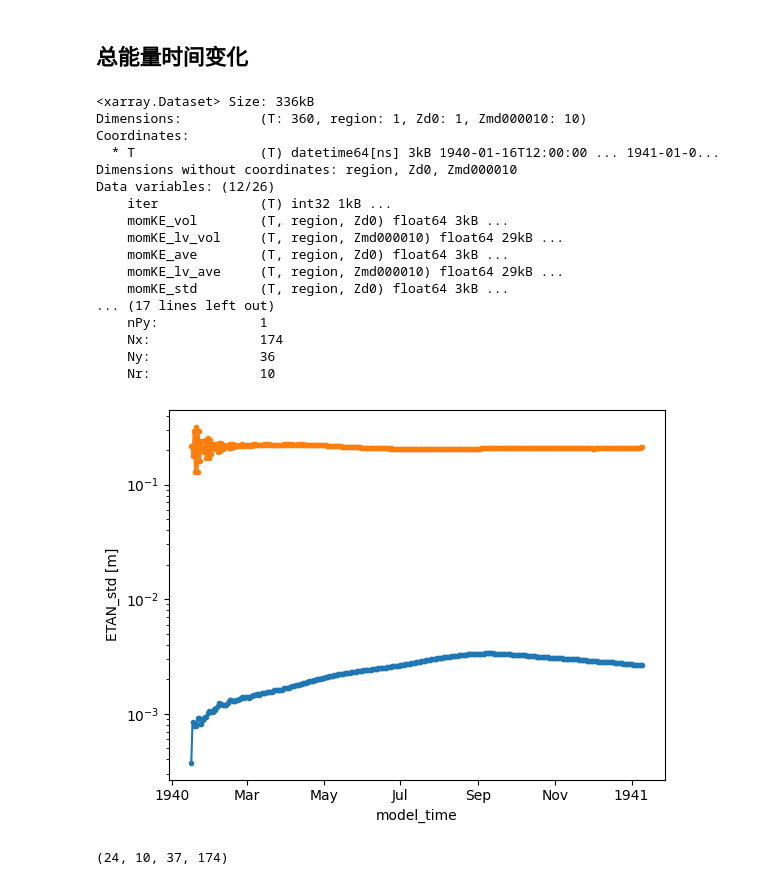
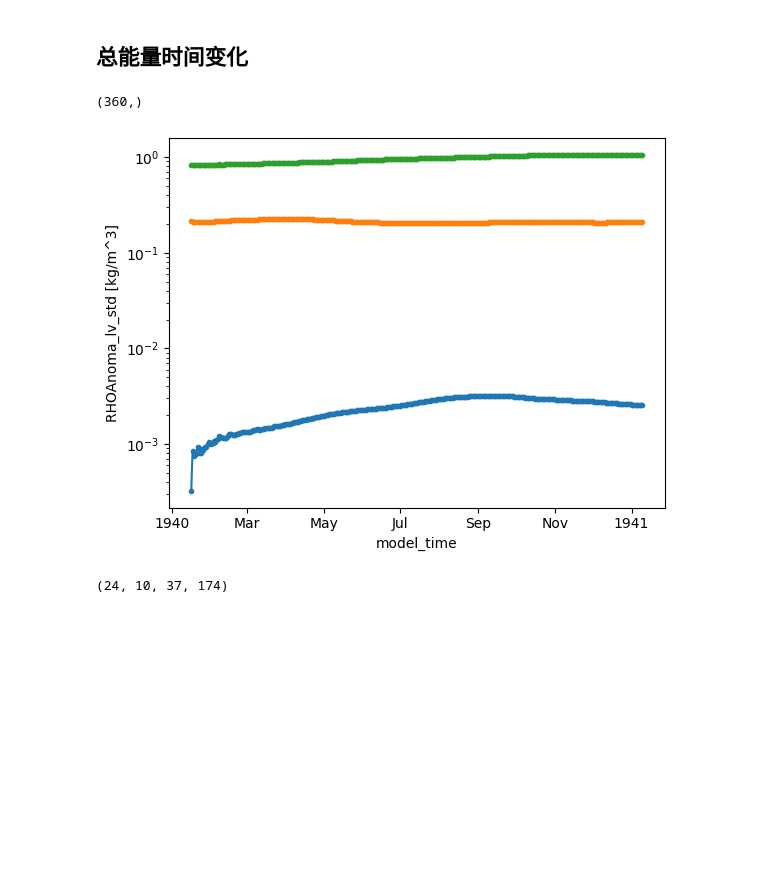
Before and after one commit to FattyZH/eqp-dlfv-mitgcm-era5, a Jupyter notebook: script/analysis.ipynb, the cells around one changed output. Saved outputs shown, nothing was run; the diff lists cells and outputs as text; code cells hidden in the pictures; blank space fills up the shorter version.

```diff
--- a/script/analysis.ipynb
+++ b/script/analysis.ipynb
@@ -3,37 +3,21 @@
 # %%
 import MITgcmutils as mutils
 import numpy as np
 import xarray as xr
 import matplotlib.pyplot as plt
 # ed = 1632
 ts = slice(None, None)
 
-with xr.open_dataset('../run/mnc_exp_0004/stat.0000000000.t001.nc') as a:
-    display(a)
+with xr.open_dataset('../run/mnc_exp_0005/stat.0000000000.t001.nc') as a:
+    print(a['T'].shape)
+    # display(a)
     a['momKE_ave'].loc[ts].plot(marker='.')
     a['ETAN_std'].loc[ts].plot(marker='.')
-    # a['ETAN_ave'].loc[ts].plot(marker='.')
-    # a['RHOAnoma_std'][:].plot()
+    a['RHOAnoma_lv_std'][:,0,0].loc[ts].plot(marker='.')
     plt.gca().set_yscale('log')
 # %% [output]
-<xarray.Dataset> Size: 336kB
-Dimensions:          (T: 360, region: 1, Zd0: 1, Zmd000010: 10)
-Coordinates:
-  * T                (T) datetime64[ns] 3kB 1940-01-16T12:00:00 ... 1941-01-0...
-Dimensions without coordinates: region, Zd0, Zmd000010
-Data variables: (12/26)
-    iter             (T) int32 1kB ...
-    momKE_vol        (T, region, Zd0) float64 3kB ...
-    momKE_lv_vol     (T, region, Zmd000010) float64 29kB ...
-    momKE_ave        (T, region, Zd0) float64 3kB ...
-    momKE_lv_ave     (T, region, Zmd000010) float64 29kB ...
-    momKE_std        (T, region, Zd0) float64 3kB ...
-... (17 lines left out)
-    nPy:             1
-    Nx:              174
-    Ny:              36
-    Nr:              10
+(360,)
-[figure, old version]
+[figure, new version]
 # %%
 import MITgcmutils as mutils
 import numpy as np
```
Also changed, not shown: parts of 1 cell of this notebook, 1 other file.
